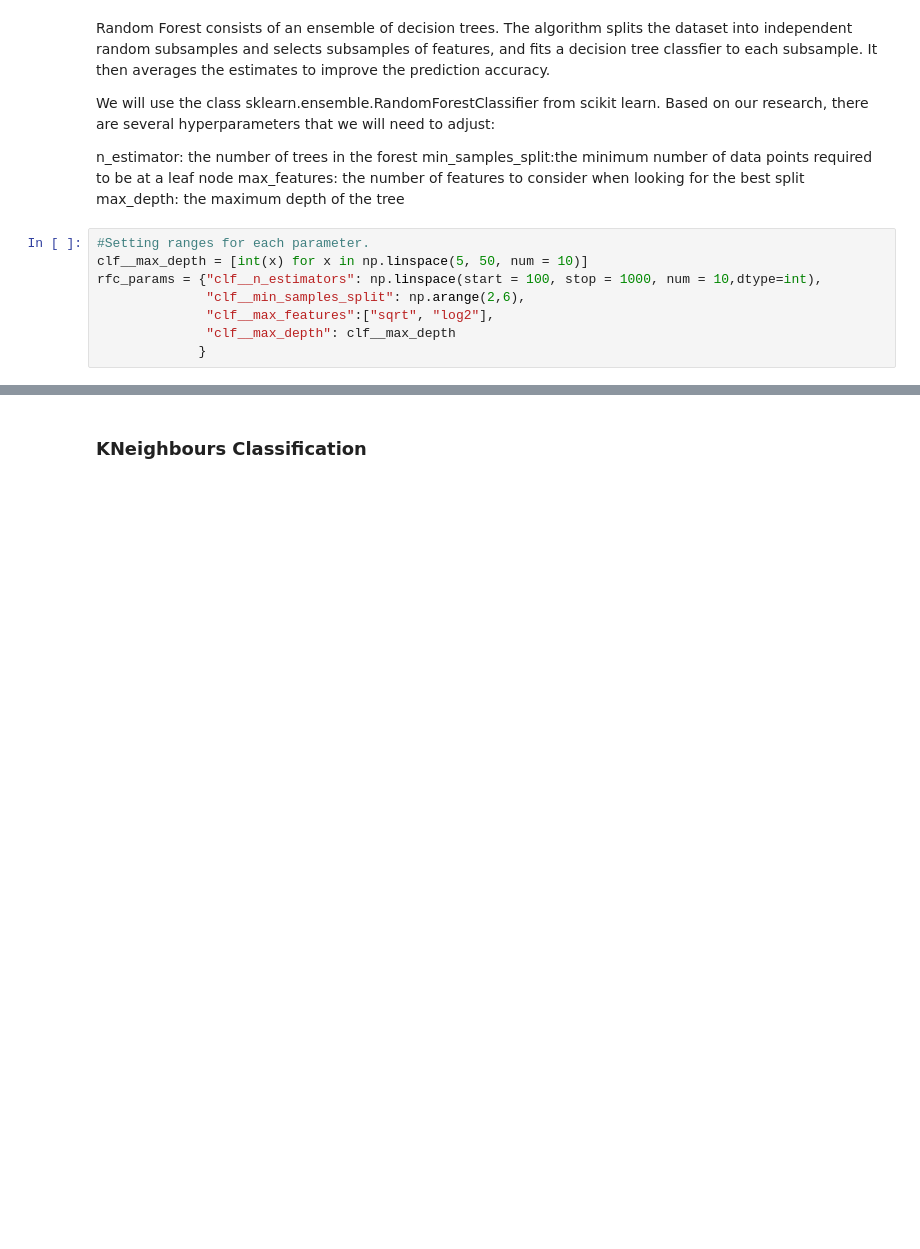
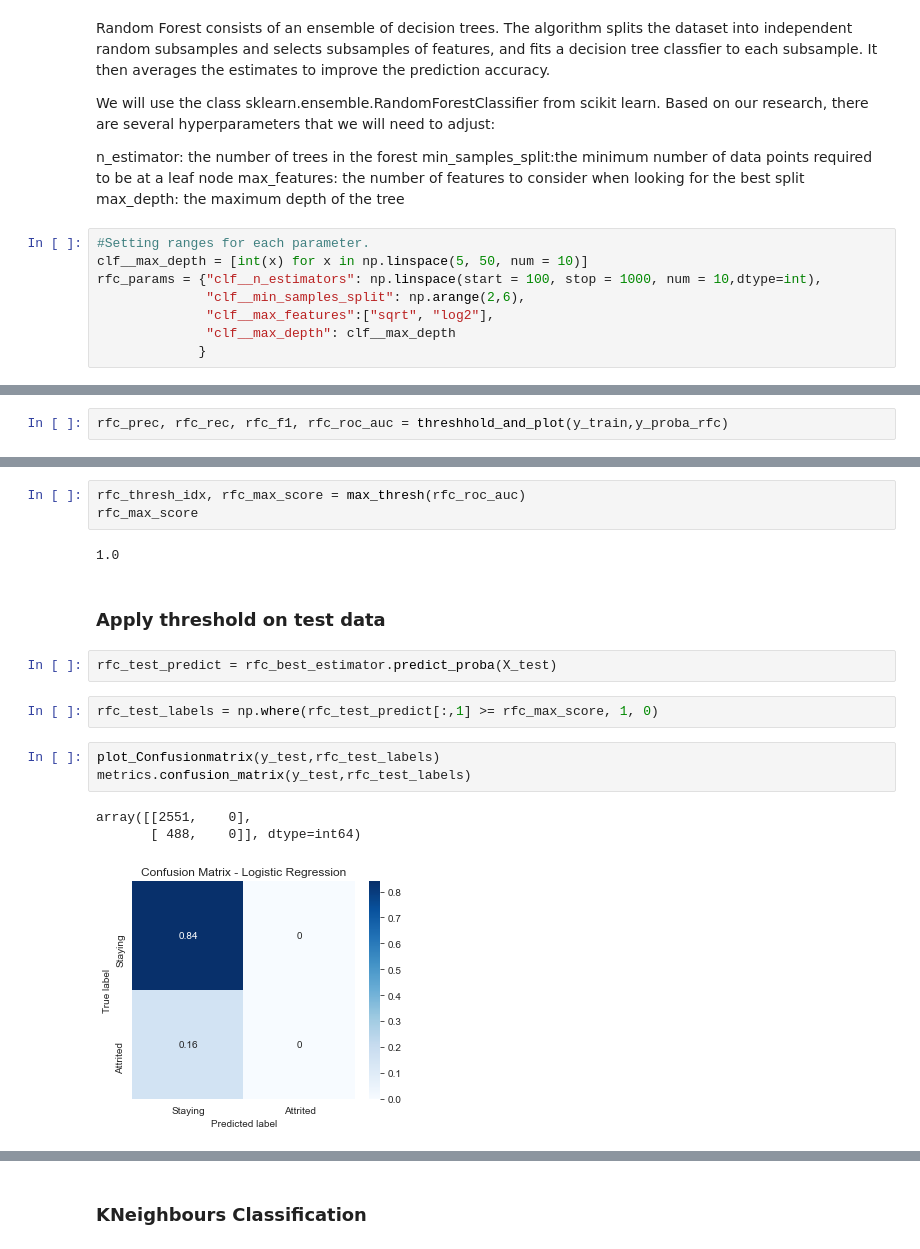
Before and after one commit to shaisid01/Data-Science, a Jupyter notebook: CapstoneProjects/Capstone 2/Notebooks/05_modeling.ipynb, the cells around one changed output, grey strips where cells are left out. Cells and saved outputs as stored; diff of their text form; blank space fills up the shorter version.

```diff
--- a/CapstoneProjects/Capstone 2/Notebooks/05_modeling.ipynb
+++ b/CapstoneProjects/Capstone 2/Notebooks/05_modeling.ipynb
@@ -755,0 +693,2 @@ evaluation
+# %%
+rfc_prec, rfc_rec, rfc_f1, rfc_roc_auc = threshhold_and_plot(y_train,y_proba_rfc)
@@ -755,0 +697,18 @@ evaluation
+# %%
+rfc_thresh_idx, rfc_max_score = max_thresh(rfc_roc_auc)
+rfc_max_score
+# %% [output]
+1.0
+# %% [markdown]
+### Apply threshold on test data
+# %%
+rfc_test_predict = rfc_best_estimator.predict_proba(X_test)
+# %%
+rfc_test_labels = np.where(rfc_test_predict[:,1] >= rfc_max_score, 1, 0)
+# %%
+plot_Confusionmatrix(y_test,rfc_test_labels)
+metrics.confusion_matrix(y_test,rfc_test_labels)
+# %% [output]
+array([[2551,    0],
+       [ 488,    0]], dtype=int64)
+[figure, added]
```
Also changed, not shown: parts of 148 cells of this notebook.
